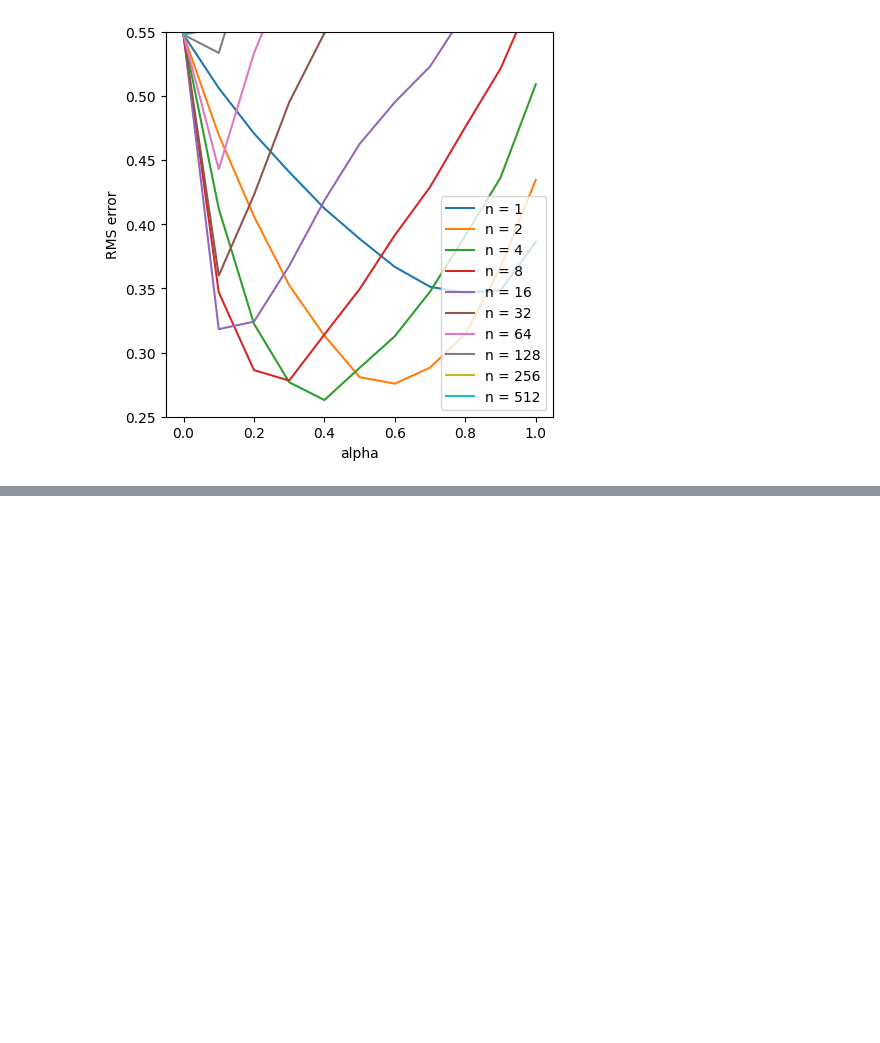
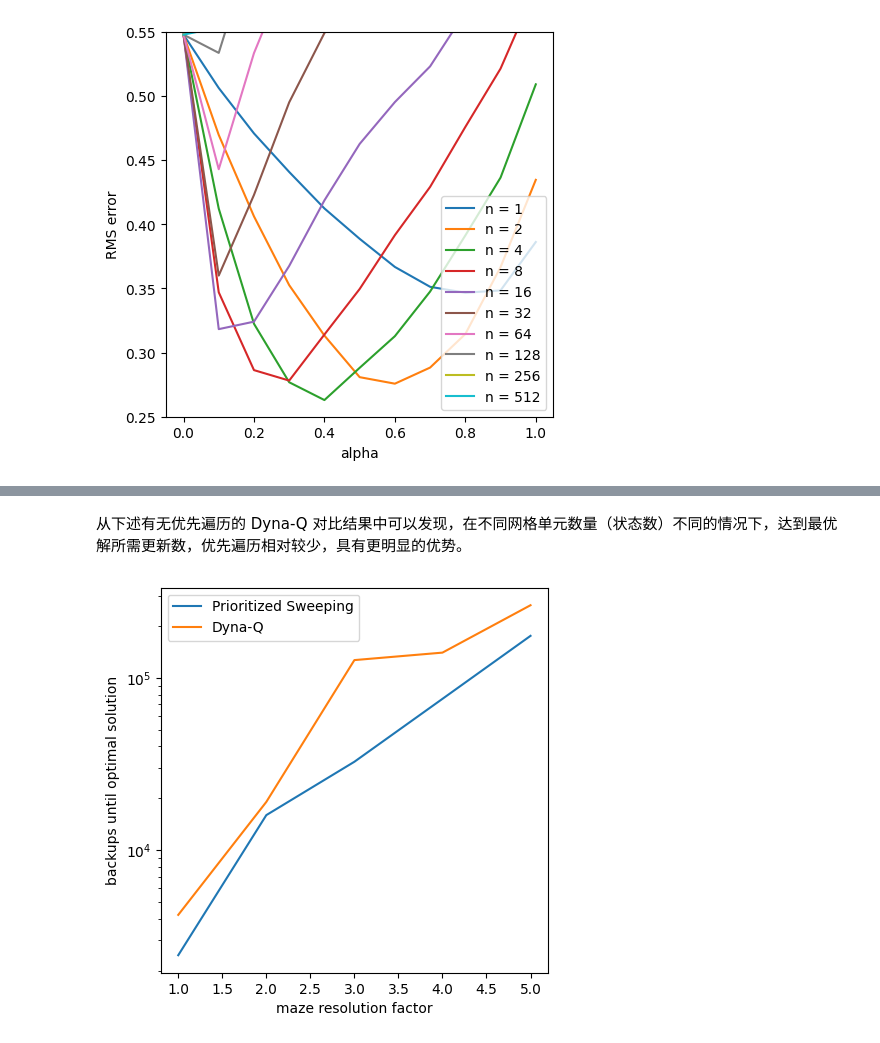
Before and after one commit to richieBao/USDA_special_study, a Jupyter notebook: code/3.9-强化学习.ipynb, the cells around one changed output, grey strips where cells are left out. Cells and saved outputs as stored; diff of their text form; code cells hidden in the pictures; blank space fills up the shorter version.

```diff
--- a/code/3.9-强化学习.ipynb
+++ b/code/3.9-强化学习.ipynb
@@ -1496,0 +1650,6 @@ b
+# %% [markdown]
+从下述有无优先遍历的 Dyna-Q 对比结果中可以发现，在不同网格单元数量（状态数）不同的情况下，达到最优解所需更新数，优先遍历相对较少，具有更明显的优势。
+# %%
+chapter08.example_8_4()
+# %% [output]
+[figure, added]
```
Also changed, not shown: parts of 39 cells of this notebook, 11 other files.
